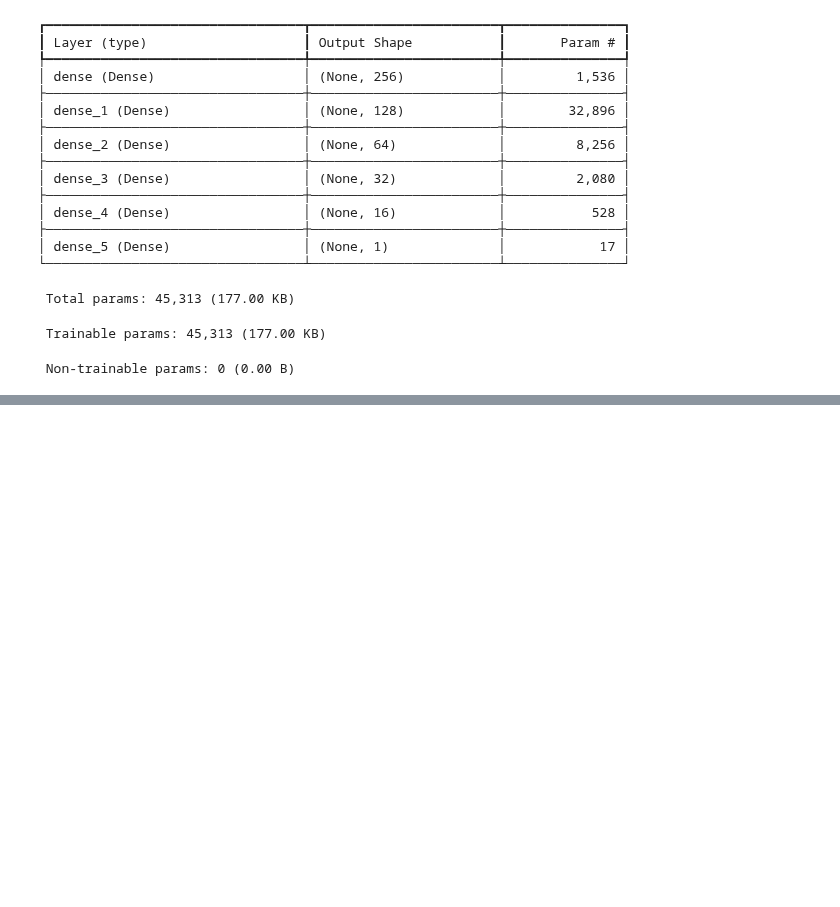
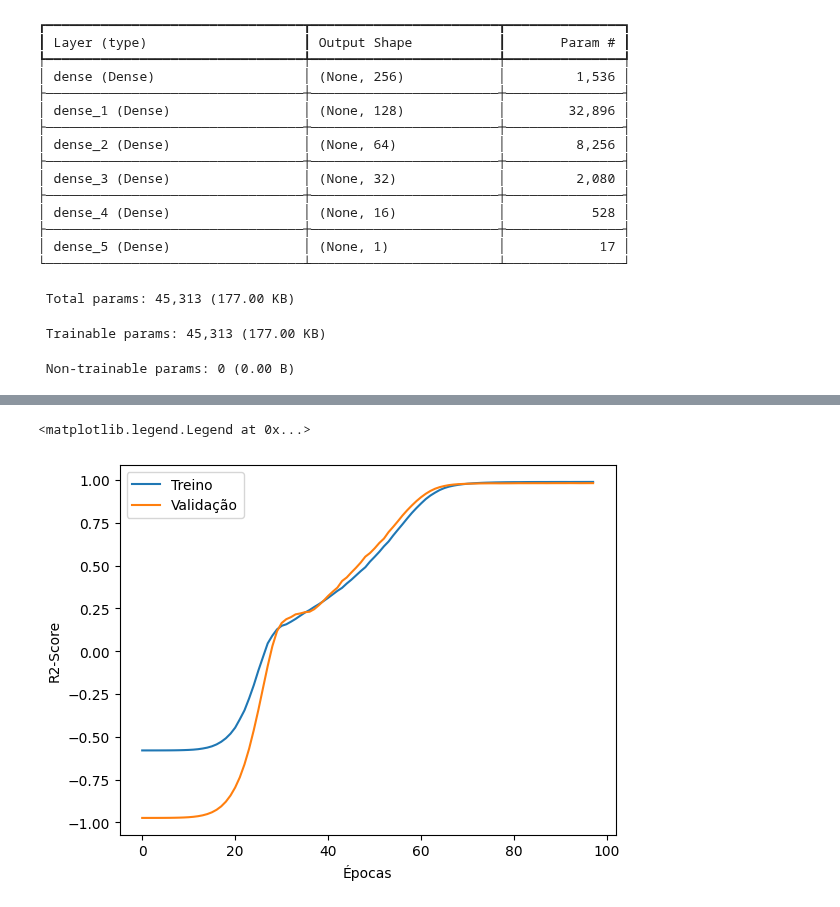
Before and after one commit to DiogoBotton/Machine_Learning_Training_Learn, a Jupyter notebook: Regressao_Linear/FIAP/Atividade_Fase5/02_regression_model.ipynb, the cells around one changed output, grey strips where cells are left out. Saved outputs shown, nothing was run; the diff lists cells and outputs as text; code cells hidden in the pictures; blank space fills up the shorter version.

```diff
--- a/Regressao_Linear/FIAP/Atividade_Fase5/02_regression_model.ipynb
+++ b/Regressao_Linear/FIAP/Atividade_Fase5/02_regression_model.ipynb
@@ -346,0 +371,10 @@ predict_keras_test = model_keras.predict(X_test)
+# %%
+# R² Score -> Quanto maior, melhor
+plt.plot(history.history['r2_score'])
+plt.plot(history.history['val_r2_score'])
+plt.xlabel('Épocas')
+plt.ylabel('R2-Score')
+plt.legend(['Treino','Validação'])
+# %% [output]
+<matplotlib.legend.Legend at 0x...>
+[figure, added]
```
Also changed, not shown: parts of 17 cells of this notebook, 2 other files.
